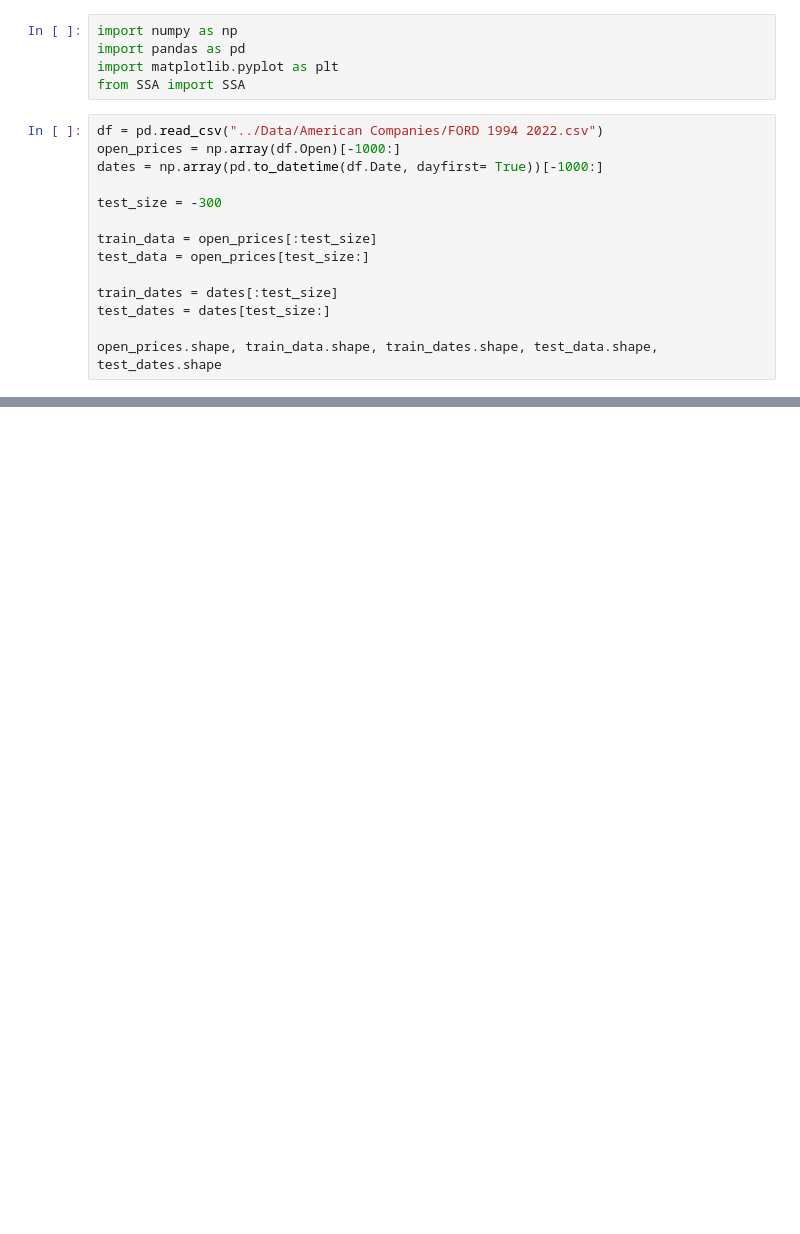
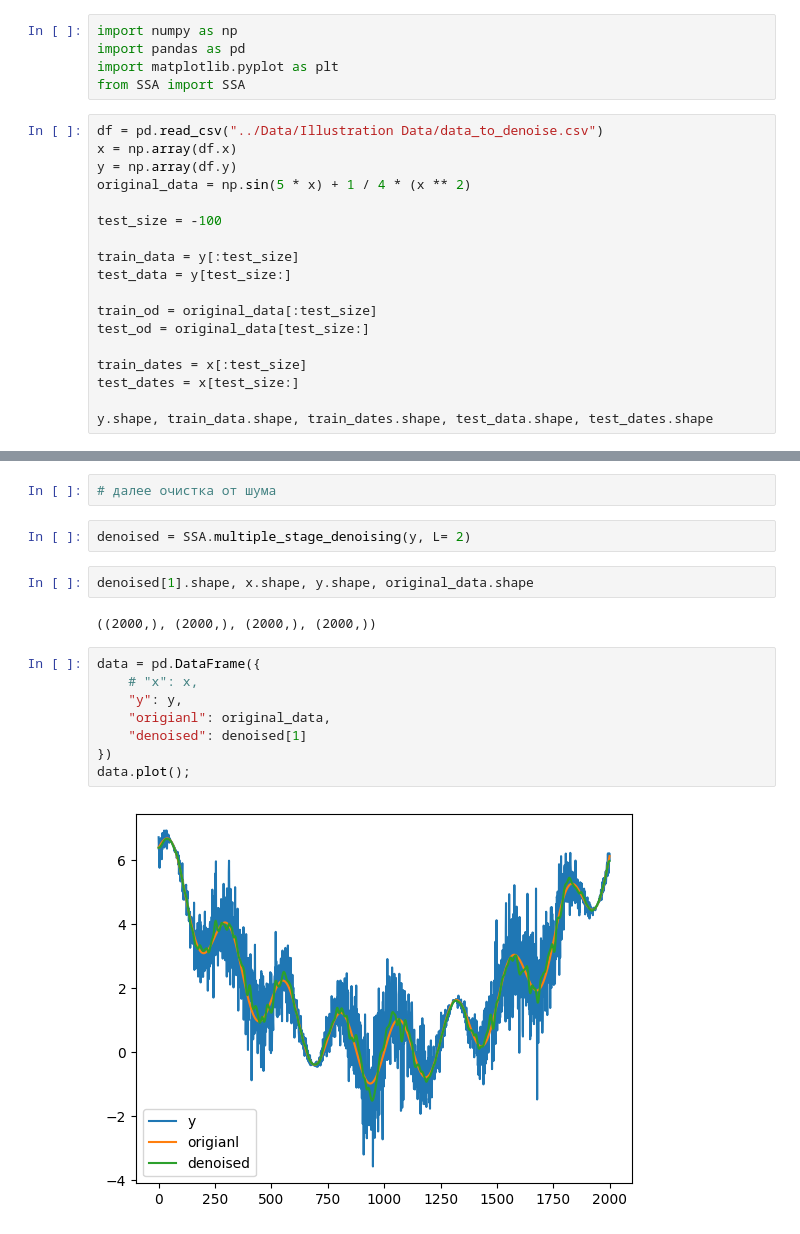
Before and after one commit to AndrewGrishin/Stock-Forecasting, a Jupyter notebook: SSA/ssa_test.ipynb, the cells around one changed output, grey strips where cells are left out. Cells and saved outputs as stored; diff of their text form; blank space fills up the shorter version.

```diff
--- a/SSA/ssa_test.ipynb
+++ b/SSA/ssa_test.ipynb
@@ -4,17 +4,21 @@ import pandas as pd
 import matplotlib.pyplot as plt
 from SSA import SSA
 # %%
-df = pd.read_csv("../Data/American Companies/FORD 1994 2022.csv")
-open_prices = np.array(df.Open)[-1000:]
-dates = np.array(pd.to_datetime(df.Date, dayfirst= True))[-1000:]
+df = pd.read_csv("../Data/Illustration Data/data_to_denoise.csv")
+x = np.array(df.x)
+y = np.array(df.y)
+original_data = np.sin(5 * x) + 1 / 4 * (x ** 2)
 
-test_size = -300
+test_size = -100
 
-train_data = open_prices[:test_size]
-test_data = open_prices[test_size:]
+train_data = y[:test_size]
+test_data = y[test_size:]
 
-train_dates = dates[:test_size]
-test_dates = dates[test_size:]
+train_od = original_data[:test_size]
+test_od = original_data[test_size:]
 
-open_prices.shape, train_data.shape, train_dates.shape, test_data.shape, test_dates.shape
+train_dates = x[:test_size]
+test_dates = x[test_size:]
+
+y.shape, train_data.shape, train_dates.shape, test_data.shape, test_dates.shape
 # %% [output]
@@ -48 +118,19 @@ plt.legend(loc= "best")
 plt.show()
+# %%
+# далее очистка от шума
+# %%
+denoised = SSA.multiple_stage_denoising(y, L= 2)
+# %%
+denoised[1].shape, x.shape, y.shape, original_data.shape
+# %% [output]
+((2000,), (2000,), (2000,), (2000,))
+# %%
+data = pd.DataFrame({
+    # "x": x,
+    "y": y,
+    "origianl": original_data,
+    "denoised": denoised[1]
+})
+data.plot();
+# %% [output]
+[figure, added]
```
Also changed, not shown: parts of 15 cells of this notebook, 6 other files.
